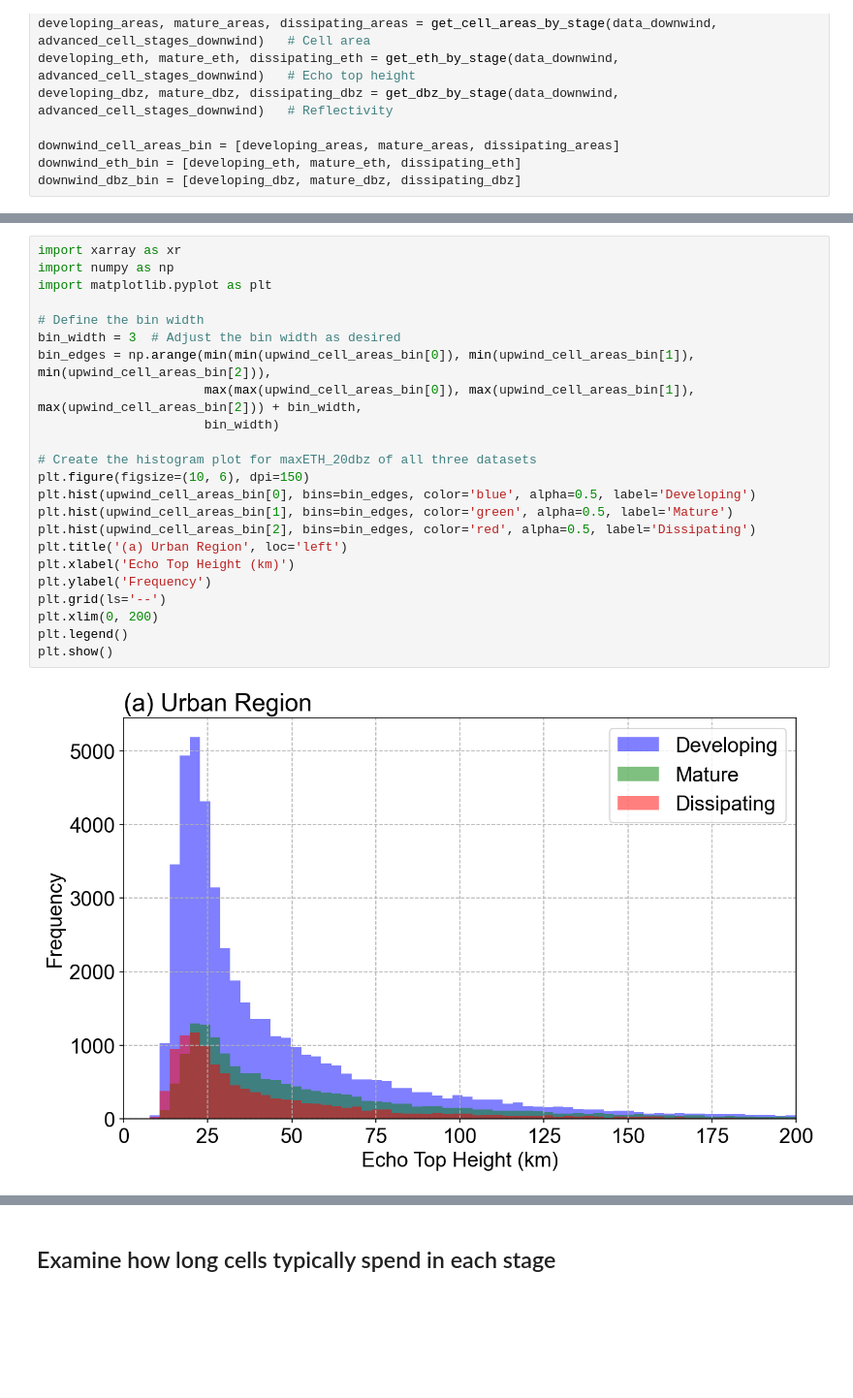
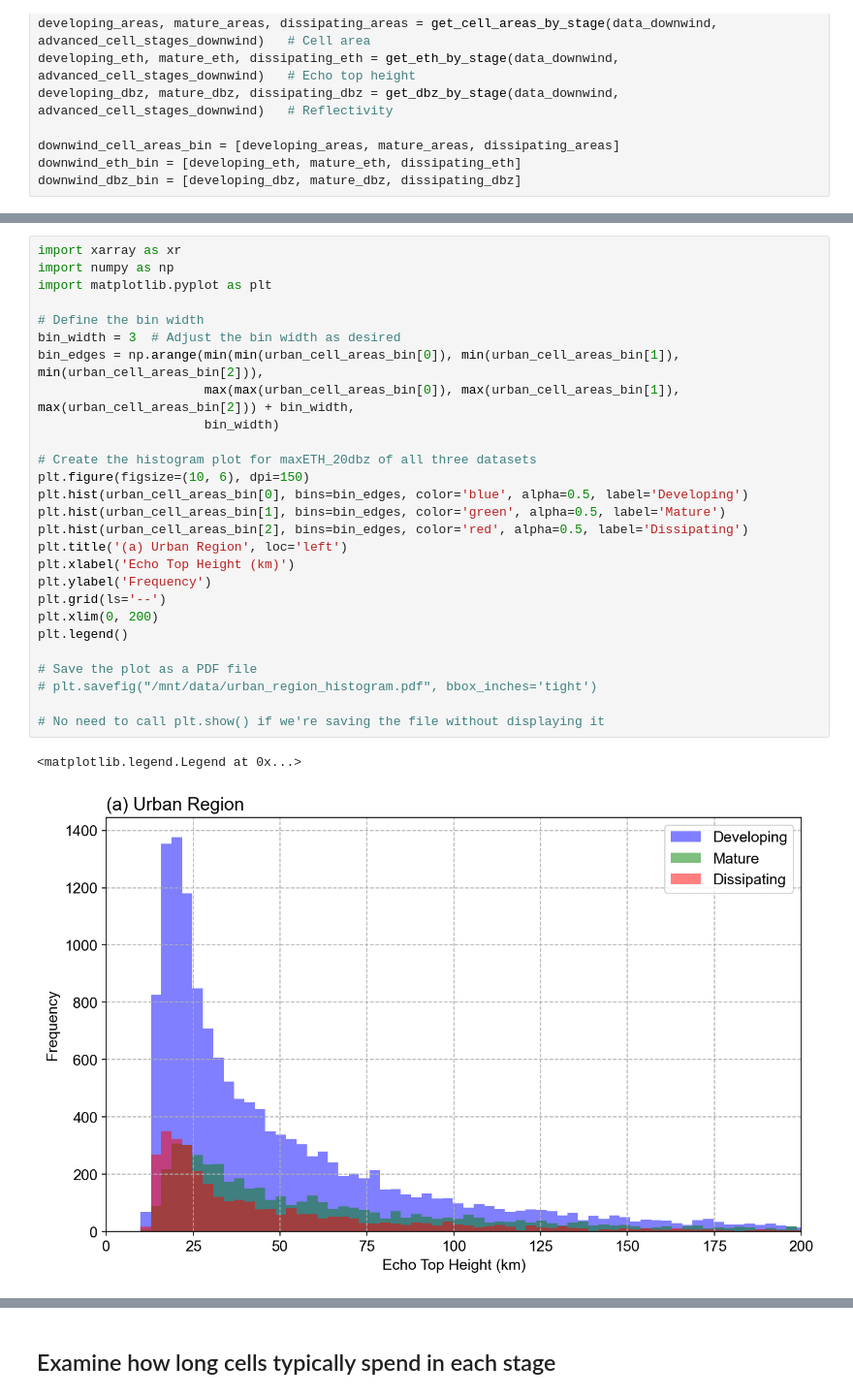
Before and after one commit to oluwafemiomitusa/Geospatial-Analysis, a Jupyter notebook: Second_part/Jupyter Notebooks/New/cell_development_stages.ipynb, the cells around one changed output, grey strips where cells are left out. Shown at 97% size. Saved outputs shown, nothing was run; the diff lists cells and outputs as text; blank space fills up the shorter version.

```diff
--- a/Second_part/Jupyter Notebooks/New/cell_development_stages.ipynb
+++ b/Second_part/Jupyter Notebooks/New/cell_development_stages.ipynb
@@ -686,28 +984,33 @@ plt.show()
 # %%
 import xarray as xr
 import numpy as np
 import matplotlib.pyplot as plt
 
 # Define the bin width
 bin_width = 3  # Adjust the bin width as desired
-bin_edges = np.arange(min(min(upwind_cell_areas_bin[0]), min(upwind_cell_areas_bin[1]), min(upwind_cell_areas_bin[2])),
-                      max(max(upwind_cell_areas_bin[0]), max(upwind_cell_areas_bin[1]), max(upwind_cell_areas_bin[2])) + bin_width,
+bin_edges = np.arange(min(min(urban_cell_areas_bin[0]), min(urban_cell_areas_bin[1]), min(urban_cell_areas_bin[2])),
+                      max(max(urban_cell_areas_bin[0]), max(urban_cell_areas_bin[1]), max(urban_cell_areas_bin[2])) + bin_width,
                       bin_width)
 
 # Create the histogram plot for maxETH_20dbz of all three datasets
 plt.figure(figsize=(10, 6), dpi=150)
-plt.hist(upwind_cell_areas_bin[0], bins=bin_edges, color='blue', alpha=0.5, label='Developing')
-plt.hist(upwind_cell_areas_bin[1], bins=bin_edges, color='green', alpha=0.5, label='Mature')
-plt.hist(upwind_cell_areas_bin[2], bins=bin_edges, color='red', alpha=0.5, label='Dissipating')
+plt.hist(urban_cell_areas_bin[0], bins=bin_edges, color='blue', alpha=0.5, label='Developing')
+plt.hist(urban_cell_areas_bin[1], bins=bin_edges, color='green', alpha=0.5, label='Mature')
+plt.hist(urban_cell_areas_bin[2], bins=bin_edges, color='red', alpha=0.5, label='Dissipating')
 plt.title('(a) Urban Region', loc='left')
 plt.xlabel('Echo Top Height (km)')
 plt.ylabel('Frequency')
 plt.grid(ls='--')
 plt.xlim(0, 200)
 plt.legend()
-plt.show()
+
+# Save the plot as a PDF file
+# plt.savefig("/mnt/data/urban_region_histogram.pdf", bbox_inches='tight')
+
+# No need to call plt.show() if we're saving the file without displaying it
 # %% [output]
+<matplotlib.legend.Legend at 0x...>
-[figure, old version]
+[figure, new version]
 # %%
 import xarray as xr
 import numpy as np
```
Also changed, not shown: parts of 27 cells of this notebook.
